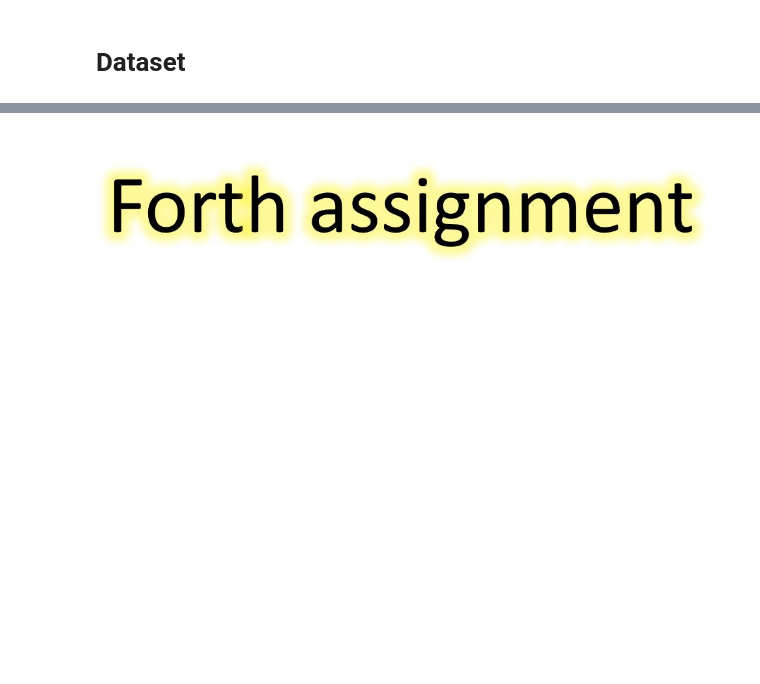
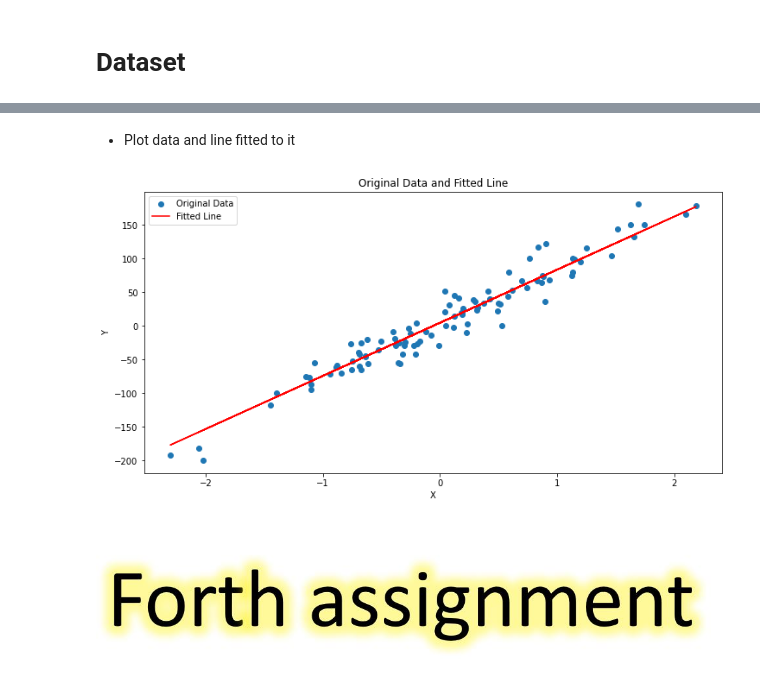
Before and after one commit to alex-abrehforoush/Homework, a Jupyter notebook: 9th sem/Deep Learning/1/Practical/DL_Homework1.ipynb, the cells around one changed output, grey strips where cells are left out. Cells and saved outputs as stored; diff of their text form; code cells hidden in the pictures; blank space fills up the shorter version.

```diff
--- a/9th sem/Deep Learning/1/Practical/DL_Homework1.ipynb
+++ b/9th sem/Deep Learning/1/Practical/DL_Homework1.ipynb
@@ -396,3 +441,17 @@ X_numpy, Y_numpy = datasets.make_regression(n_samples=100, n_features=1, noise=
+# %% [markdown]
+- Plot data and line fitted to it
+# %%
+# Plot the original data and fitted line
+plt.figure(figsize=(12, 6))
+plt.scatter(X_numpy, Y_numpy, label='Original Data')
+plt.plot(X_numpy, w * X_numpy + b, color='red', label='Fitted Line')
+plt.title("Original Data and Fitted Line")
+plt.xlabel("X")
+plt.ylabel("Y")
+plt.legend()
+plt.show()
+# %% [output]
+[figure, added]
 # %% [markdown]
 ![Reinbukken_på_frisk_grønt_beite._-_panoramio.jpg](embedded-picture-1)
 # %% [markdown]
```
Also changed, not shown: parts of 19 cells of this notebook.
